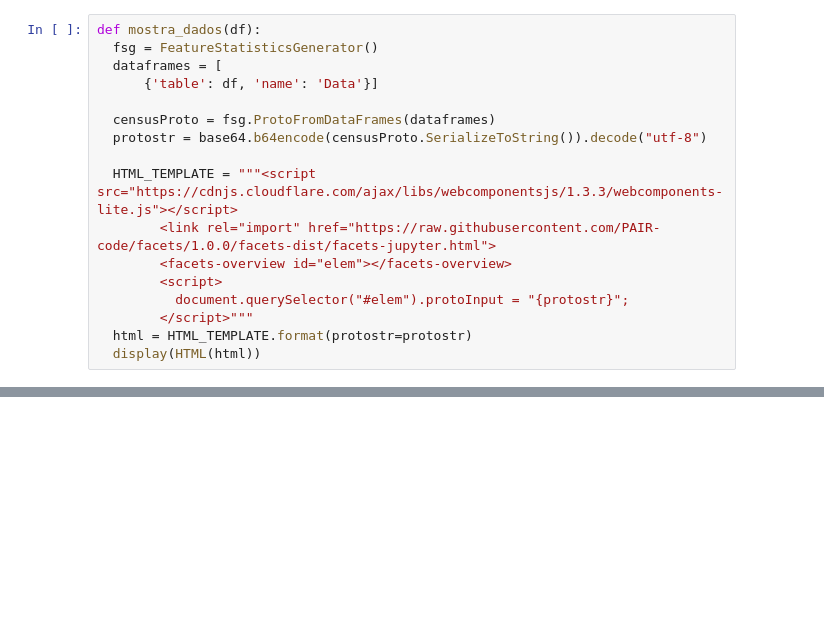
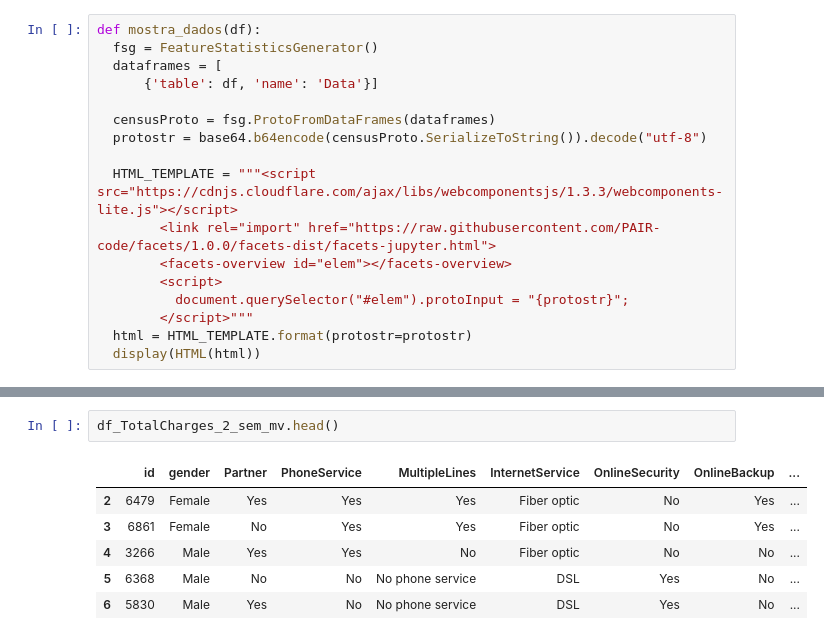
Before and after one commit to carloshcamp/DSWP-CURSO-OUT-NOV-2020, a Jupyter notebook: Exercício_Kaggle_aula_35.ipynb, the cells around one changed output, grey strips where cells are left out. Drawn from its saved outputs; the diff is of its cells as text; blank space fills up the shorter version.

```diff
--- a/Exercício_Kaggle_aula_35.ipynb
+++ b/Exercício_Kaggle_aula_35.ipynb
@@ -246,0 +316,9 @@ mostra_dados(df_train)
+# %%
+df_TotalCharges_2_sem_mv.head()
+# %% [output]
+|  | id | gender | Partner | PhoneService | MultipleLines | InternetService | OnlineSecurity | OnlineBackup | ... |
+| 2 | 6479 | Female | Yes | Yes | Yes | Fiber optic | No | Yes | ... |
+| 3 | 6861 | Female | No | Yes | Yes | Fiber optic | No | Yes | ... |
+| 4 | 3266 | Male | Yes | Yes | No | Fiber optic | No | No | ... |
+| 5 | 6368 | Male | No | No | No phone service | DSL | Yes | No | ... |
+| 6 | 5830 | Male | Yes | No | No phone service | DSL | Yes | No | ... |
```
Also changed, not shown: parts of 9 cells of this notebook.
